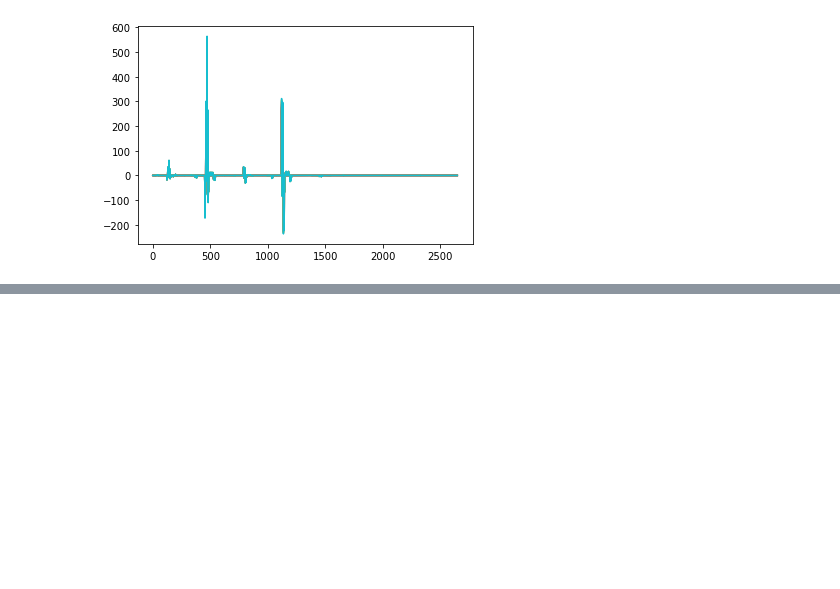
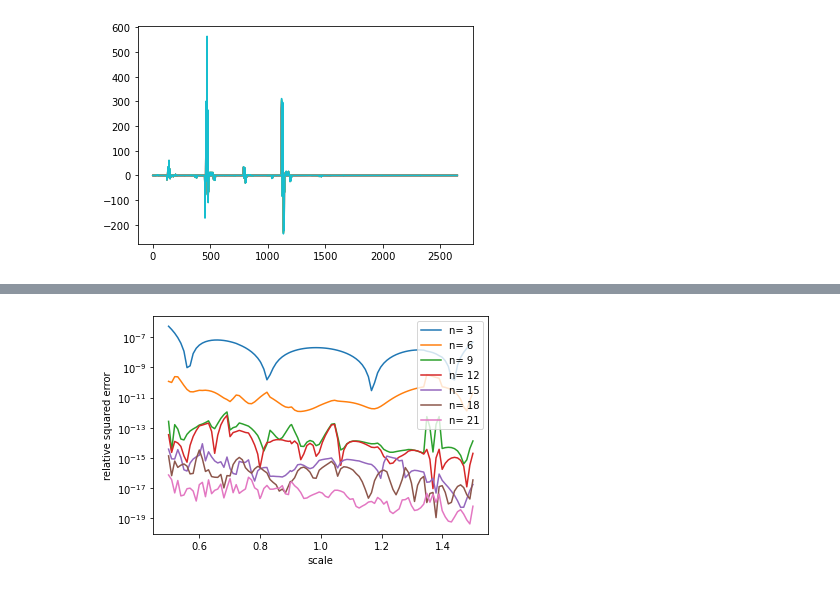
Before and after one commit to diogenes1991/RBMSecar, a Jupyter notebook: Emulator/RBM.ipynb, the cells around one changed output, grey strips where cells are left out. Drawn from its saved outputs; the diff is of its cells as text; code cells hidden in the pictures; blank space fills up the shorter version.

```diff
--- a/Emulator/RBM.ipynb
+++ b/Emulator/RBM.ipynb
@@ -59,4 +59,5 @@ class Emulator:
         rval = np.multiply(rval,self.sdevs) + self.means
         return rval
 
-MagnetEmulator = Emulator(scales,big_matrix,15)
+def error(emulated,real):
+    return np.sum(np.square(emulated - real))/np.sum(np.square(real))
@@ -85,0 +87,14 @@ plt.scatter(MagnetEmulator.axis,MagnetEmulator.u[:,2])
+# %%
+''' Tests several instances '''
+nEmulators = 7
+Emulators  = [ Emulator(scales,big_matrix,3*i+3) for i in range(nEmulators) ]
+error_matrix = [ [ error(Emulators[i](scales[j]),big_matrix[j]) for j in range(len(scales)) ] for i in range(nEmulators) ]
+for i in range(nEmulators):
+    plt.semilogy(scales,error_matrix[i],label="n= "+str(3*i+3))
+plt.xlabel("scale")
+plt.ylabel("relative squared error")
+plt.title("Error plot")
+plt.legend()
+plt.show()
+# %% [output]
+[figure, added]
```
Also changed, not shown: parts of 4 cells of this notebook, 1 other file.
